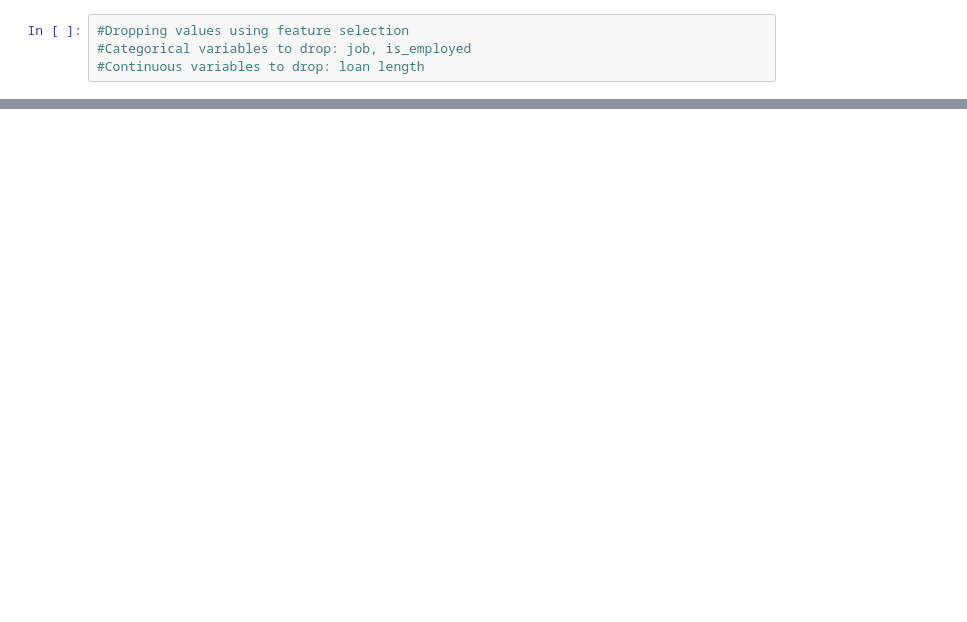
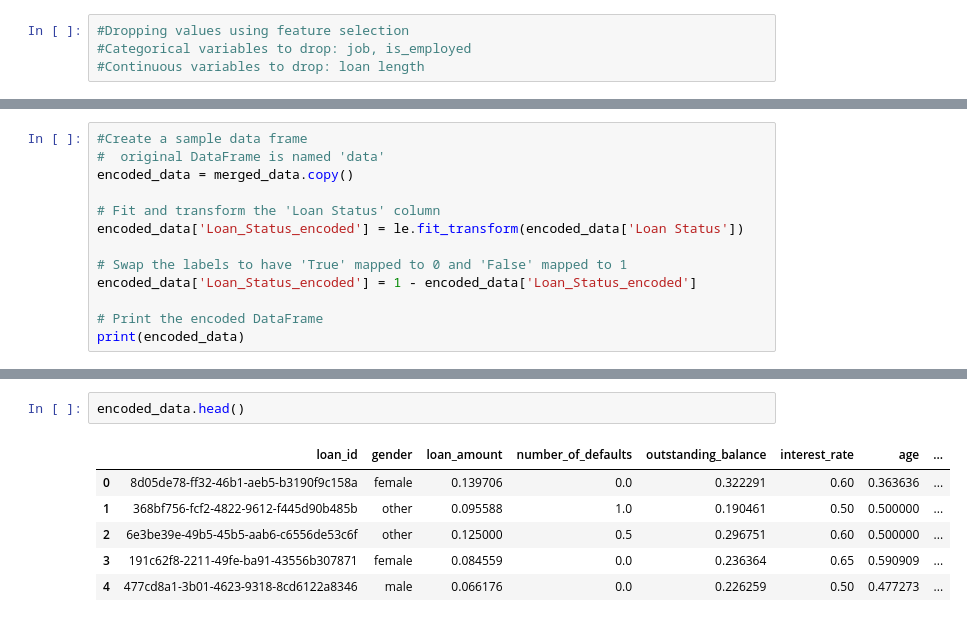
Before and after one commit to NatalieTumbare/ML_PDs_Prediction, a Jupyter notebook: ML_PDs_Prediction.ipynb, the cells around one changed output, grey strips where cells are left out. Cells and saved outputs as stored; diff of their text form; blank space fills up the shorter version.

```diff
--- a/ML_PDs_Prediction.ipynb
+++ b/ML_PDs_Prediction.ipynb
@@ -1392,0 +1370,13 @@ encoded_data.head(5)
+# %%
+#Create a sample data frame
+#  original DataFrame is named 'data'
+encoded_data = merged_data.copy()
+
+# Fit and transform the 'Loan Status' column
+encoded_data['Loan_Status_encoded'] = le.fit_transform(encoded_data['Loan Status'])
+
+# Swap the labels to have 'True' mapped to 0 and 'False' mapped to 1
+encoded_data['Loan_Status_encoded'] = 1 - encoded_data['Loan_Status_encoded']
+
+# Print the encoded DataFrame
+print(encoded_data)
@@ -1392,0 +1413,9 @@ encoded_data.head(5)
+# %%
+encoded_data.head()
+# %% [output]
+|  | loan_id | gender | loan_amount | number_of_defaults | outstanding_balance | interest_rate | age | ... |
+| 0 | 8d05de78-ff32-46b1-aeb5-b3190f9c158a | female | 0.139706 | 0.0 | 0.322291 | 0.60 | 0.363636 | ... |
+| 1 | 368bf756-fcf2-4822-9612-f445d90b485b | other | 0.095588 | 1.0 | 0.190461 | 0.50 | 0.500000 | ... |
+| 2 | 6e3be39e-49b5-45b5-aab6-c6556de53c6f | other | 0.125000 | 0.5 | 0.296751 | 0.60 | 0.500000 | ... |
+| 3 | 191c62f8-2211-49fe-ba91-43556b307871 | female | 0.084559 | 0.0 | 0.236364 | 0.65 | 0.590909 | ... |
+| 4 | 477cd8a1-3b01-4623-9318-8cd6122a8346 | male | 0.066176 | 0.0 | 0.226259 | 0.50 | 0.477273 | ... |
```
Also changed, not shown: parts of 57 cells of this notebook.
